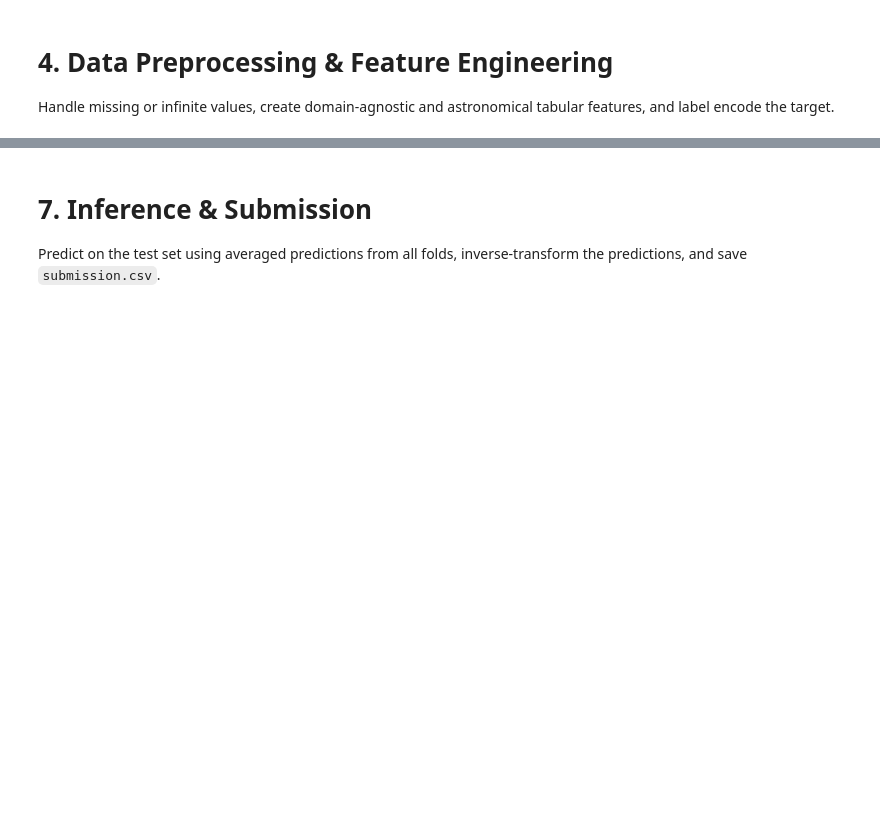
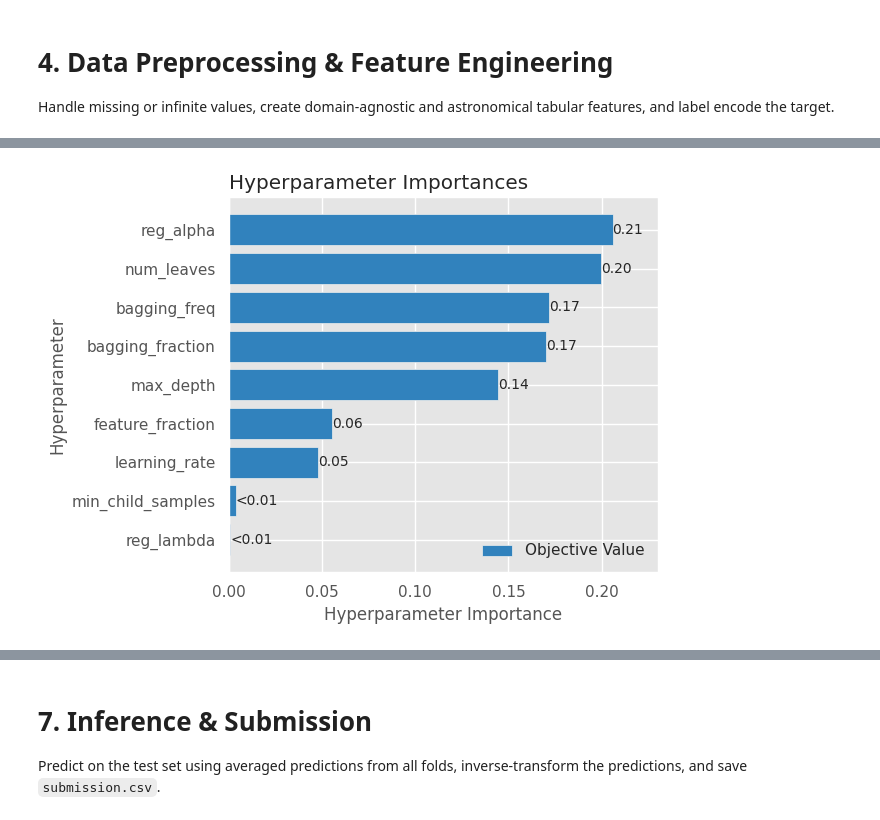
Before and after one commit to exemuel/kaggle-s6e6-stellar-class, a Jupyter notebook: notebooks/Stellar Classification with Multi-Class LightGBM.ipynb, the cells around one changed output, grey strips where cells are left out. Cells and saved outputs as stored; diff of their text form; code cells hidden in the pictures; blank space fills up the shorter version.

```diff
--- a/notebooks/Stellar Classification with Multi-Class LightGBM.ipynb
+++ b/notebooks/Stellar Classification with Multi-Class LightGBM.ipynb
@@ -216,0 +239,79 @@ if not train_df.empty:
+# %%
+skf = StratifiedKFold(n_splits=N_FOLDS, shuffle=True, random_state=SEED)
+
+
+def objective(trial: optuna.Trial) -> float:
+    params = {
+        "objective":        "multiclass",
+        "num_class":        len(le.classes_),
+        "metric":           "multi_logloss",
+        "boosting_type":    "gbdt",
+        "n_estimators":     TUNE_ESTIMATORS,
+        "learning_rate":    trial.suggest_float("learning_rate", 0.01, 0.15, log=True),
+        "num_leaves":       trial.suggest_int("num_leaves", 20, 150),
+        "max_depth":        trial.suggest_int("max_depth", 3, 12),
+        "min_child_samples":trial.suggest_int("min_child_samples", 5, 100),
+        "feature_fraction": trial.suggest_float("feature_fraction", 0.5, 1.0),
+        "bagging_fraction": trial.suggest_float("bagging_fraction", 0.5, 1.0),
+        "bagging_freq":     trial.suggest_int("bagging_freq", 1, 7),
+        "reg_alpha":        trial.suggest_float("reg_alpha", 1e-8, 10.0, log=True),
+        "reg_lambda":       trial.suggest_float("reg_lambda", 1e-8, 10.0, log=True),
+        "random_state":     SEED,
+        "verbose":          -1,
+        "class_weight":     "balanced",
+    }
+
+    fold_ba = []
+    for step, (tr_idx, va_idx) in enumerate(skf.split(X_train, y_train)):
+        X_tr, y_tr = X_train.iloc[tr_idx], y_train[tr_idx]
+        X_va, y_va = X_train.iloc[va_idx], y_train[va_idx]
+
+        model = lgb.LGBMClassifier(**params)
+        model.fit(
+            X_tr, y_tr,
+            eval_set=[(X_va, y_va)],
+            callbacks=[lgb.early_stopping(30, verbose=False), lgb.log_evaluation(-1)],
+        )
+        proba = model.predict_proba(X_va)
+        preds = np.argmax(proba, axis=1)
+        fold_ba.append(balanced_accuracy_score(y_va, preds))
+
+        # Prune after fold 1 if clearly worse than median
+        trial.report(np.mean(fold_ba), step)
+        if trial.should_prune():
+            raise optuna.exceptions.TrialPruned()
+
+    return float(np.mean(fold_ba))
+
+
+print("Starting Optuna optimisation …")
+study = optuna.create_study(
+    direction="maximize",
+    sampler=TPESampler(seed=SEED),
+    pruner=MedianPruner(n_startup_trials=5, n_warmup_steps=1),
+)
+study.optimize(objective, n_trials=N_TRIALS, show_progress_bar=True)
+
+print(f"\nBest log-loss : {study.best_value:.6f}")
+print(f"Best params   : {study.best_trial.params}")
+
+# ── Visualise Optuna results ──────────────────────────────────────────────────
+try:
+    fig = optuna.visualization.matplotlib.plot_param_importances(study)
+    plt.tight_layout()
+    plt.show()
+except Exception:
+    pass
+
+best_params = {
+    **study.best_trial.params,
+    "objective":     "multiclass",
+    "num_class":     len(le.classes_),
+    "metric":        "multi_logloss",
+    "boosting_type": "gbdt",
+    "n_estimators":  FINAL_ESTIMATORS,
+    "random_state":  SEED,
+    "verbose":       -1,
+    "class_weight":  "balanced",
+}
+# %% [output]
@@ -217 +321,2 @@ if not train_df.empty:
+[figure, added]
 # %% [markdown]
```
Also changed, not shown: parts of 14 cells of this notebook.
